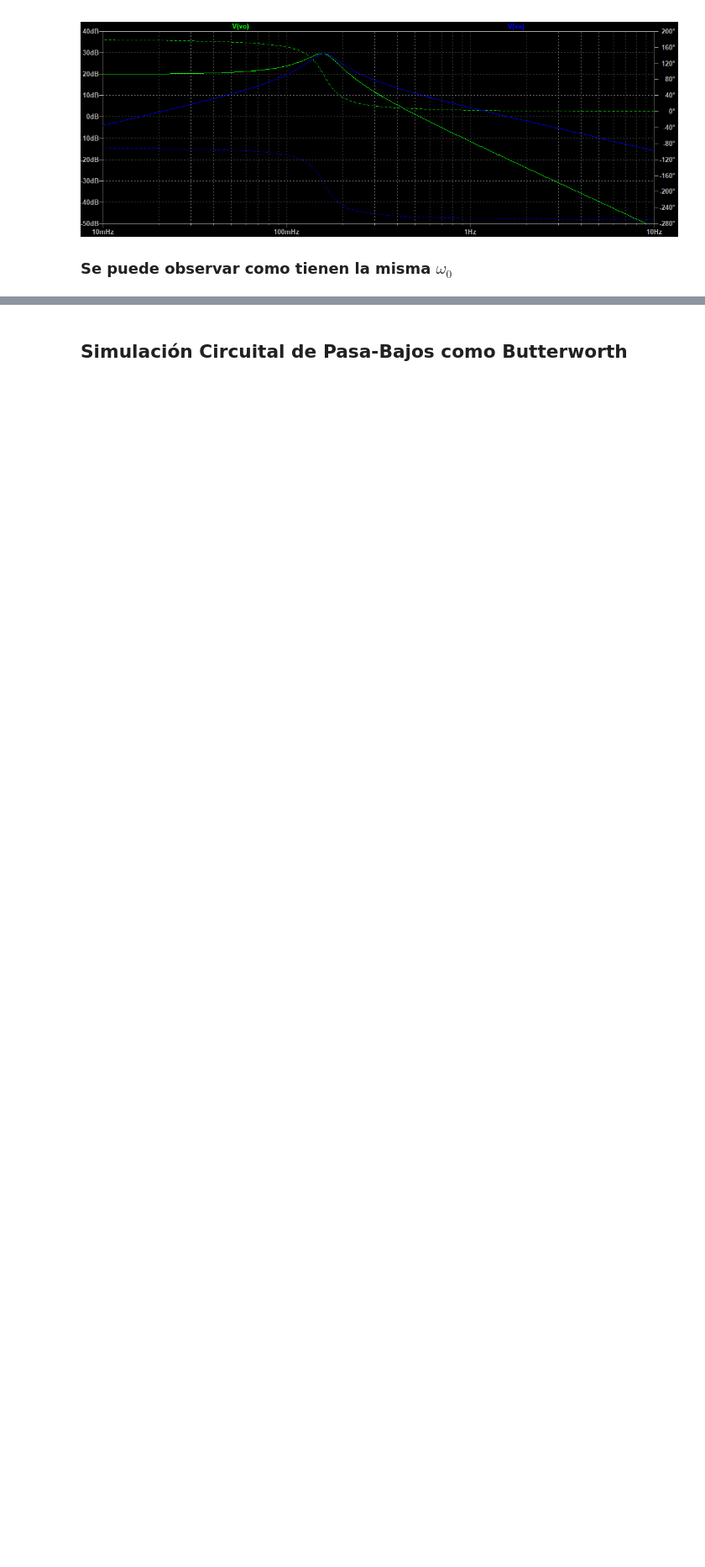
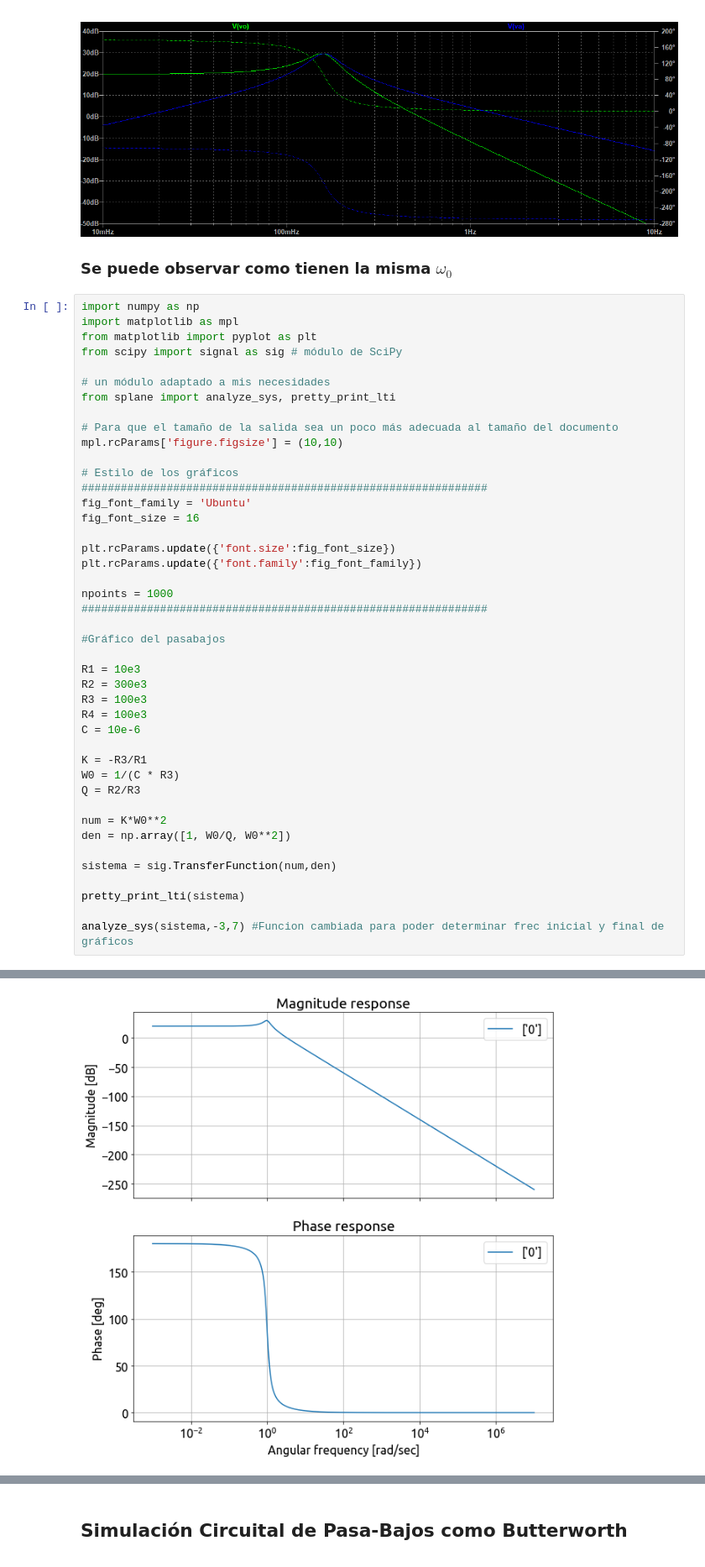
Before and after one commit to AleNimo/TC2, a Jupyter notebook: Trabajos Semanales/TS2/TS2.ipynb, the cells around one changed output, grey strips where cells are left out. Shown: that part at 84% size. Drawn from its saved outputs; the diff is of its cells as text; blank space fills up the shorter version.

Commit message:
Pyplot al TS2

```diff
--- a/Trabajos Semanales/TS2/TS2.ipynb
+++ b/Trabajos Semanales/TS2/TS2.ipynb
@@ -15,3 +15,47 @@ IFrame("./TS2.pdf", width=1000, height=1000)
 ![imagen-4.png](attachment:imagen-4.png)
 
 ### Se puede observar como tienen la misma $\omega_0$
+# %%
+import numpy as np
+import matplotlib as mpl
+from matplotlib import pyplot as plt
+from scipy import signal as sig # módulo de SciPy
+
+# un módulo adaptado a mis necesidades
+from splane import analyze_sys, pretty_print_lti
+
+# Para que el tamaño de la salida sea un poco más adecuada al tamaño del documento
+mpl.rcParams['figure.figsize'] = (10,10)
+
+# Estilo de los gráficos
+##############################################################
+fig_font_family = 'Ubuntu'
+fig_font_size = 16
+
+plt.rcParams.update({'font.size':fig_font_size})
+plt.rcParams.update({'font.family':fig_font_family})
+
+npoints = 1000
+##############################################################
+
+#Gráfico del pasabajos
+
+R1 = 10e3
+R2 = 300e3
+R3 = 100e3
+R4 = 100e3
+C = 10e-6
+
+K = -R3/R1
+W0 = 1/(C * R3)
+Q = R2/R3
+
+num = K*W0**2
+den = np.array([1, W0/Q, W0**2])
+
+sistema = sig.TransferFunction(num,den)
+
+pretty_print_lti(sistema)
+
+analyze_sys(sistema,-3,7) #Funcion cambiada para poder determinar frec inicial y final de gráficos
+# %% [output]
@@ -17,0 +63 @@ IFrame("./TS2.pdf", width=1000, height=1000)
+[figure, added]
```
Also changed, not shown: parts of 3 cells of this notebook, 1 other file.
